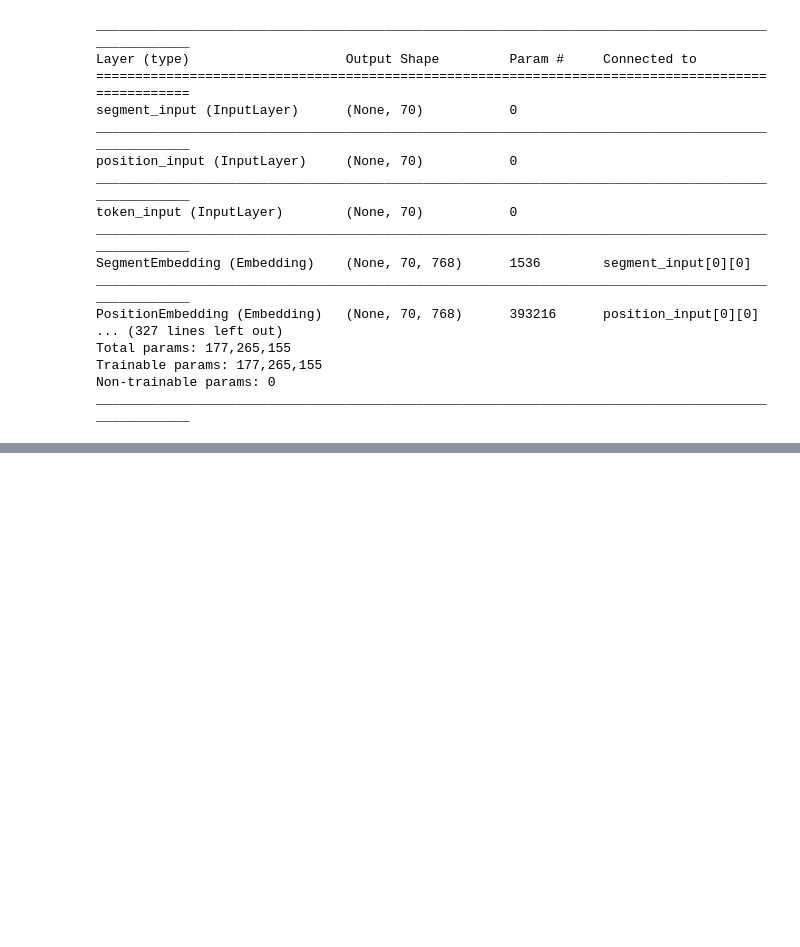
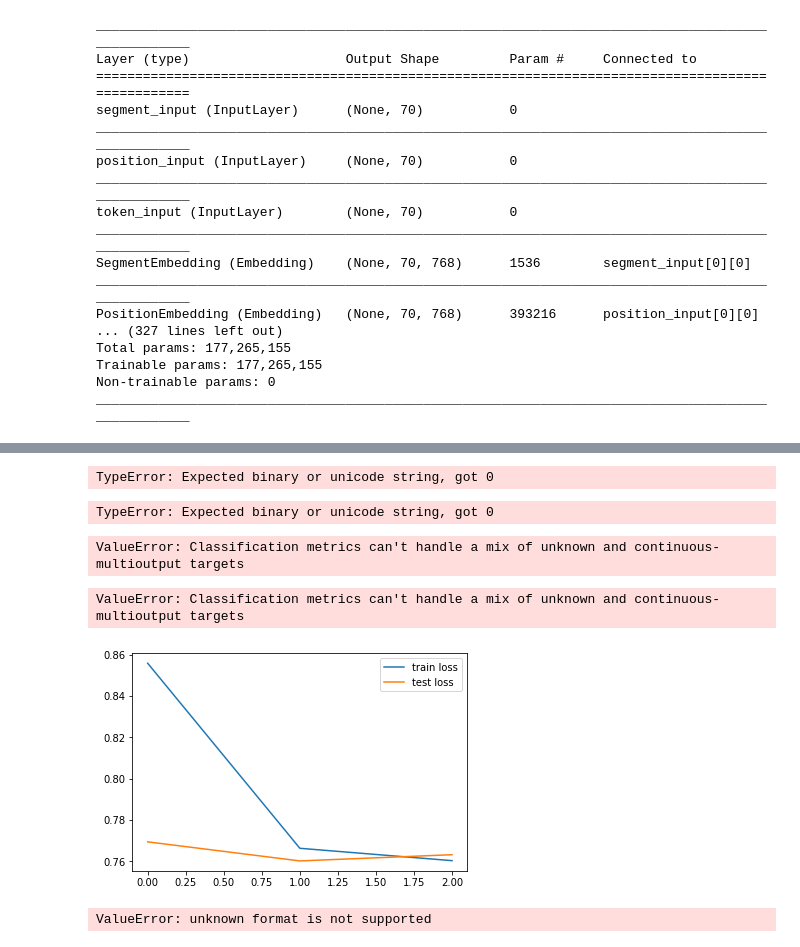
Before and after one commit to as6140/political_bias_classifier_BERT, a Jupyter notebook: political_bias_classifier.ipynb, the cells around one changed output, grey strips where cells are left out. Saved outputs shown, nothing was run; the diff lists cells and outputs as text; code cells hidden in the pictures; blank space fills up the shorter version.

```diff
--- a/political_bias_classifier.ipynb
+++ b/political_bias_classifier.ipynb
@@ -156,7 +181,7 @@ df.head()
 BERT_PRETRAINED_DIR = 'multi_cased_L-12_H-768_A-12/'
 SEQ_LEN = 70
 BATCH_SIZE = 12
-LR = 1e-5
+LR = 0.001
 # %%
 X = df['text'].apply(cleanText).values
 Y = df['target'].values
@@ -239,9 +279,13 @@ Trainable params: 177,265,155
 Non-trainable params: 0
 __________________________________________________________________________________________________
 # %%
-model.fit_generator(train_gen,
-                    epochs=1,
+early_stop = EarlyStopping(monitor='val_loss', min_delta=1e-08, patience=0, verbose=1, mode='auto')
+callbacks_list = [early_stop]
+
+history_log = model.fit_generator(train_gen,
+                    epochs=20,
                     verbose=1,
                     validation_data=valid_gen,
-                    shuffle=True)
+                    shuffle=True,
+                    callbacks=callbacks_list)
 # %% [output]
@@ -250,13 +320,64 @@ KeyboardInterrupt:
+# %%
+categorical_accuracy(Y_test, Y_test_predictions)
+# %% [output]
+TypeError: Expected binary or unicode string, got 0
+# %%
+sparse_categorical_accuracy(Y_test, Y_test_predictions)
+# %% [output]
+TypeError: Expected binary or unicode string, got 0
 # %%
-Y_valid_predictions = model.predict_generator(valid_gen, verbose=1)
-Y_test = Y_test[:len(Y_valid_predictions)]
-for thresh in np.arange(0.1, 0.501, 0.01):
-    thresh = np.round(thresh, 2)
-    f1 = metrics.f1_score(Y_test, (Y_valid_predictions > thresh).astype(int))
-    print(f"F1 score at threshold {thresh} is {f1}")
+# for thresh in np.arange(0.1, 0.501, 0.01):
+#     thresh = np.round(thresh, 2)
+#     f1 = metrics.f1_score(Y_test, (Y_test_predictions > thresh).astype(int), average='micro')
+#     print ({thresh})
+#     print ({f1})
+
+accuracy = accuracy_score(Y_test, Y_test_predictions)
+recall = recall_score(Y_test, Y_test_predictions, average='micro')
+precision = precision_score(Y_test, Y_test_predictions, average='micro')
+f1 = f1_score(Y_test, Y_test_predictions, average='micro')
+
+#print('The calculated p-value is {}'.format( round(p_val, 90) ))
+print ("Accuracy: {}".format(accuracy))
+print ("Recall: {}".format(recall))
+print ("Precision: {}".format(precision))
+print ("F-1 Score: {}".format(f1_score))
+
 
 '''
 After 1 Epoch
 F1 score at threshold 0.32 is 0.687372802960222
 Note that the results may vary slightly from run to run due to the non-deterministic nature of tensorflow/keras.
 '''
+# %% [output]
+ValueError: Classification metrics can't handle a mix of unknown and continuous-multioutput targets
+# %%
+classification_report(Y_test, Y_test_predictions)
+# %% [output]
+ValueError: Classification metrics can't handle a mix of unknown and continuous-multioutput targets
+# %%
+plt.plot(history_log.history['loss'], label = 'train loss')
+plt.plot(history_log.history['val_loss'], label = 'test loss')
+plt.legend();
+# %% [output]
+[figure, added]
+# %%
+import seaborn as sns
+# Seaborn's beautiful styling
+sns.set_style("darkgrid", {"axes.facecolor": ".9"})
+
+#print(f"Log loss: {log_loss(Y_test, Y_test_predictions)}")
+#print(roc_auc_score(Y_test, Y_test_predictions[:,1]))
+fpr, tpr, thresholds = roc_curve(Y_test, Y_test_predictions[:,1])
+# Plot
+plt.plot(fpr, tpr, label='ROC curve')
+
+# This is just a diagonal
+plt.plot([0, 1], [0, 1], linestyle='--');
+plt.xlabel('False Positive Rate')
+plt.ylabel('True Positive Rate')
+plt.legend(loc="lower right")
+plt.title('Receiver operating characteristic (ROC) Curve', fontsize=15)
+plt.show;
+# %% [output]
+ValueError: unknown format is not supported
```
Also changed, not shown: parts of 18 cells of this notebook.
